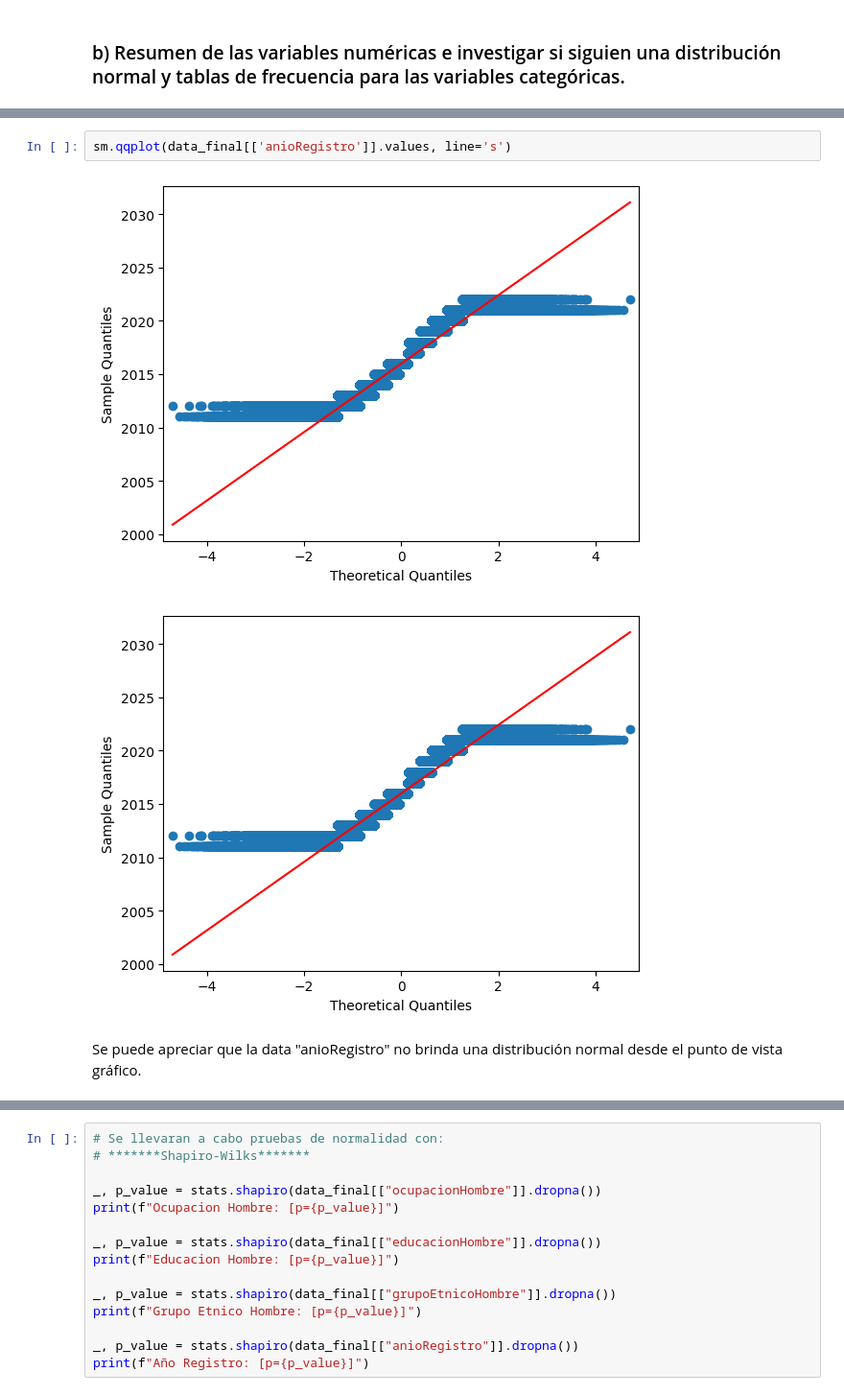
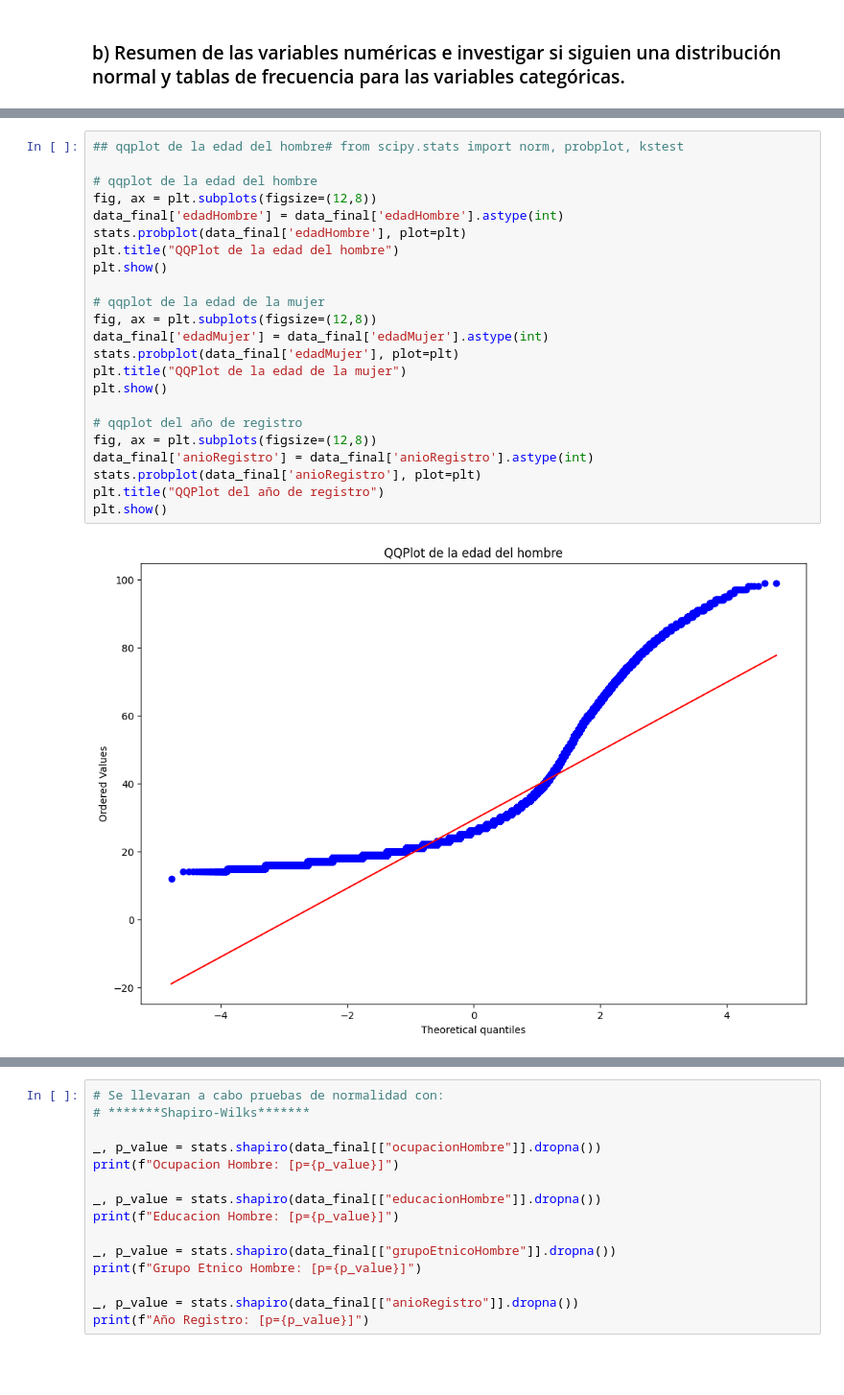
Before and after one commit to MGonza20/Proyecto1_MD, a Jupyter notebook: proyecto_final.ipynb, the cells around one changed output, grey strips where cells are left out. Shown: that part at 96% size. Drawn from its saved outputs; the diff is of its cells as text; blank space fills up the shorter version.

Commit message:
arreglando qqplots

```diff
--- a/proyecto_final.ipynb
+++ b/proyecto_final.ipynb
@@ -959,7 +930,25 @@ sm.qqplot(data_final[['grupoEtnicoHombre']].values, line='s')
-# %%
-sm.qqplot(data_final[['anioRegistro']].values, line='s')
-# %% [output]
-[figure, removed]
-[figure, removed]
-# %% [markdown]
-Se puede apreciar que la data "anioRegistro" no brinda una distribución normal desde el punto de vista gráfico.
+# %%
+## qqplot de la edad del hombre# from scipy.stats import norm, probplot, kstest
+
+# qqplot de la edad del hombre
+fig, ax = plt.subplots(figsize=(12,8))
+data_final['edadHombre'] = data_final['edadHombre'].astype(int)
+stats.probplot(data_final['edadHombre'], plot=plt)
+plt.title("QQPlot de la edad del hombre")
+plt.show()
+
+# qqplot de la edad de la mujer
+fig, ax = plt.subplots(figsize=(12,8))
+data_final['edadMujer'] = data_final['edadMujer'].astype(int)
+stats.probplot(data_final['edadMujer'], plot=plt)
+plt.title("QQPlot de la edad de la mujer")
+plt.show()
+
+# qqplot del año de registro
+fig, ax = plt.subplots(figsize=(12,8))
+data_final['anioRegistro'] = data_final['anioRegistro'].astype(int)
+stats.probplot(data_final['anioRegistro'], plot=plt)
+plt.title("QQPlot del año de registro")
+plt.show()
+# %% [output]
+[figure, added]
```
Also changed, not shown: parts of 6 cells of this notebook.
